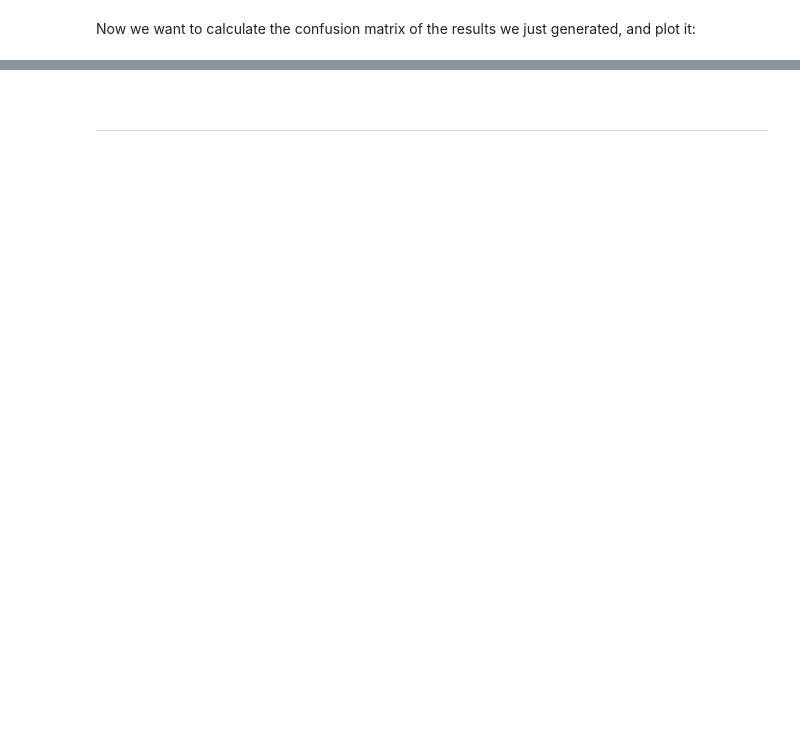
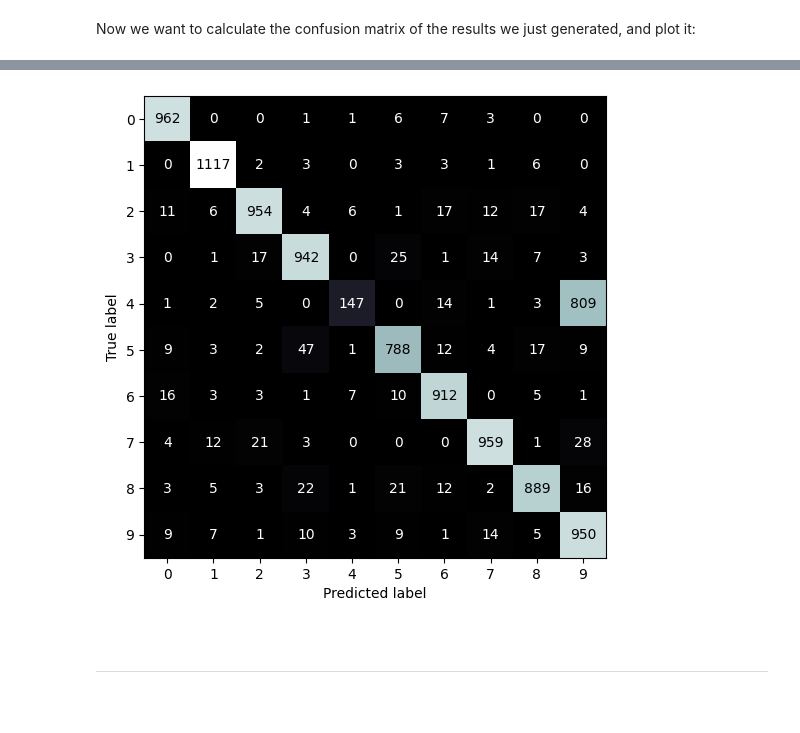
Before and after one commit to ada-jw1125/deep_learning, a Jupyter notebook: Day01-Intro_DL_FFNs_and_Colab/Day01-Intro_DL_FFNs_and_Colab_morning_codealong.ipynb, the cells around one changed output, grey strips where cells are left out. Cells and saved outputs as stored; diff of their text form; code cells hidden in the pictures; blank space fills up the shorter version.

```diff
--- a/Day01-Intro_DL_FFNs_and_Colab/Day01-Intro_DL_FFNs_and_Colab_morning_codealong.ipynb
+++ b/Day01-Intro_DL_FFNs_and_Colab/Day01-Intro_DL_FFNs_and_Colab_morning_codealong.ipynb
@@ -745,9 +783,11 @@ print(cm)
 # %%
 from sklearn.metrics import ConfusionMatrixDisplay
 
 fig, ax = plt.subplots(figsize=(6,6))
-##
-##
+ConfusionMatrixDisplay.from_predictions(y_gt, y_pred, ax=ax, colorbar=False, cmap='bone')
+plt.show()
+# %% [output]
+[figure, added]
 # %% [markdown]
 <br>
 
```
Also changed, not shown: parts of 11 cells of this notebook.
